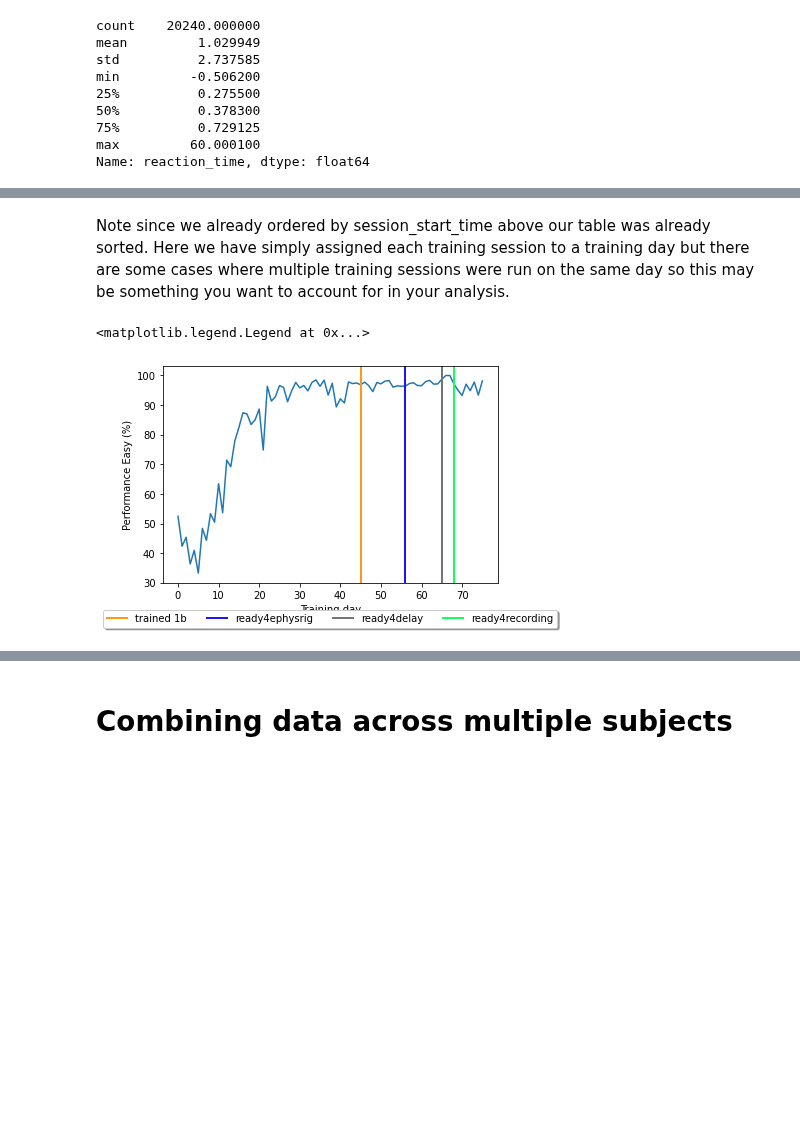
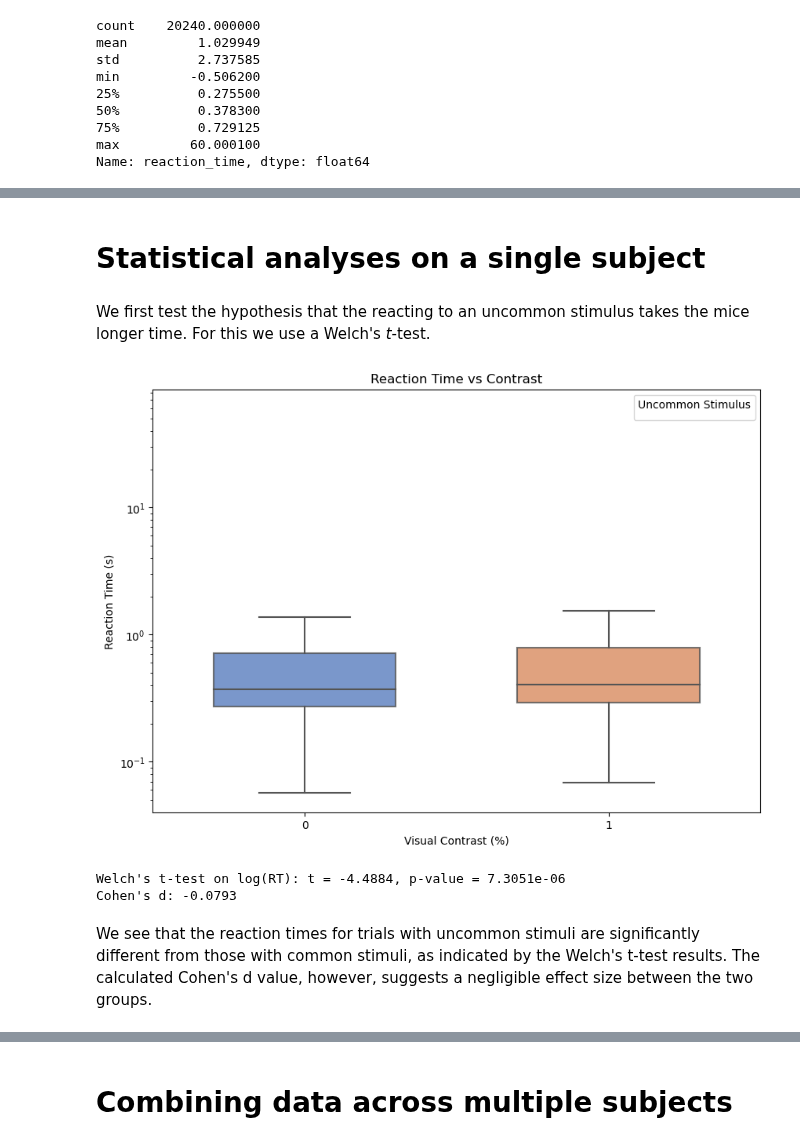
Before and after one commit to ellen-ying/NMA2026, a Jupyter notebook: projects/IBL_behavior_data.ipynb, the cells around one changed output, grey strips where cells are left out. Cells and saved outputs as stored; diff of their text form; code cells hidden in the pictures; blank space fills up the shorter version.

```diff
--- a/projects/IBL_behavior_data.ipynb
+++ b/projects/IBL_behavior_data.ipynb
@@ -352,26 +325,33 @@ for n_sess, sess in enumerate(sessions):
-# %% [markdown]
-Note since we already ordered by session_start_time above our table was already sorted. Here we have simply assigned each training session to a training day but there are some cases where multiple training sessions were run on the same day so this may be something you want to account for in your analysis.
-# %%
-import matplotlib.pyplot as plt
-from ibllib.pipes.training_status import TRAINING_STATUS
-fig, ax = plt.subplots(1, 1)
-# Extract raw values using .values to bypass the multi-dimensional index issue
-x_data = subject_trials['training_day'].values
-y_data = subject_trials['performance_easy'].values * 100
-
-ax.plot(x_data, y_data)
-ax.set_xlabel("Training day")
-ax.set_ylabel("Performance Easy (%)")
-status = subject_trials.drop_duplicates(subset='training_status', keep='first')
-for _, st in status.iterrows():
-    # if st['training_status'] in ['untrainable', 'unbiasable']:
-    #     continue
-    if TRAINING_STATUS[st['training_status']][0] <= 0:
-        continue
-    ax.axvline(st['training_day'], linewidth=2,
-               color=np.array(TRAINING_STATUS[st['training_status']][1]).flatten() / 255, label=st['training_status'])
-ax.legend(loc='upper center', bbox_to_anchor=(0.5, -0.1),
-                   fancybox=True, shadow=True, ncol=5)
-# %% [output]
-<matplotlib.legend.Legend at 0x...>
-[figure, removed]
+# %% [markdown]
+# Statistical analyses on a single subject
+# %% [markdown]
+We first test the hypothesis that the reacting to an uncommon stimulus takes the mice longer time. For this we use a Welch's *t*-test.
+# %%
+# Create a single figure and axis
+fig, ax = plt.subplots(figsize=(10, 7))
+
+# Superimpose the Boxplot directly on top
+sns.boxplot(
+    data=biased_trials,
+    x="uncommon_stimulus",
+    y="reaction_time",
+    dodge=True,  # Must match the stripplot's dodge
+    width=0.6,  # Slightly narrower boxes
+    fliersize=0,  # Prevents drawing outliers twice
+    palette="muted",
+    boxprops=dict(alpha=0.8),  # Translucent boxes so points remain visible
+    ax=ax)
+
+# Clean up the duplicate legend entries
+handles, labels = ax.get_legend_handles_labels()
+ax.legend(handles[:2], labels[:2], title="Uncommon Stimulus")
+
+# Formatting the axis
+ax.set_title("Reaction Time vs Contrast")
+ax.set_xlabel("Visual Contrast (%)")
+ax.set_ylabel("Reaction Time (s)")
+ax.set_yscale("log")  # Using log scale to handle right-skewed reaction times
+
+plt.show()
+# %% [output]
+[figure, added]
@@ -377,0 +370,19 @@ ax.legend(loc='upper center', bbox_to_anchor=(0.5, -0.1),
+# %%
+import scipy.stats as stats
+
+# Log-transform reaction times to normalize the right-skewed distribution
+log_common = np.log(biased_trials[biased_trials["uncommon_stimulus"] == 0]["reaction_time"])
+log_uncommon = np.log(biased_trials[biased_trials["uncommon_stimulus"] == 1]["reaction_time"])
+
+# Run Welch's t-test by setting equal_var=False
+t_stat, p_val = stats.ttest_ind(
+    log_common, log_uncommon, equal_var=False, nan_policy="omit"
+)
+
+print(f"Welch's t-test on log(RT): t = {t_stat:.4f}, p-value = {p_val:.4e}")
+print(f"Cohen's d: {cohens_d(log_common, log_uncommon):.4f}")
+# %% [output]
+Welch's t-test on log(RT): t = -4.4884, p-value = 7.3051e-06
+Cohen's d: -0.0793
+# %% [markdown]
+We see that the reaction times for trials with uncommon stimuli are significantly different from those with common stimuli, as indicated by the Welch's t-test results. The calculated Cohen's d value, however, suggests a negligible effect size between the two groups.
```
Also changed, not shown: parts of 32 cells of this notebook.
